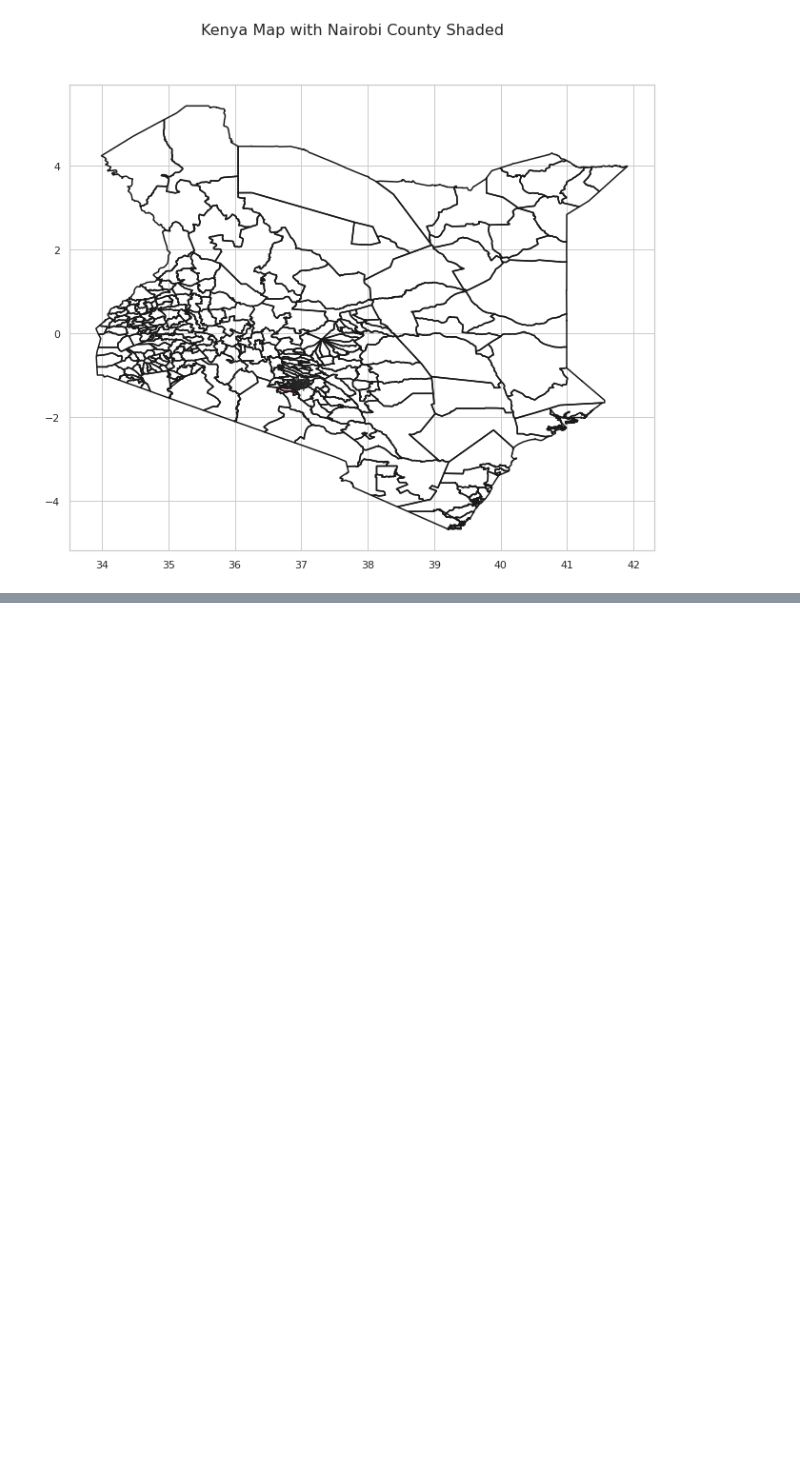
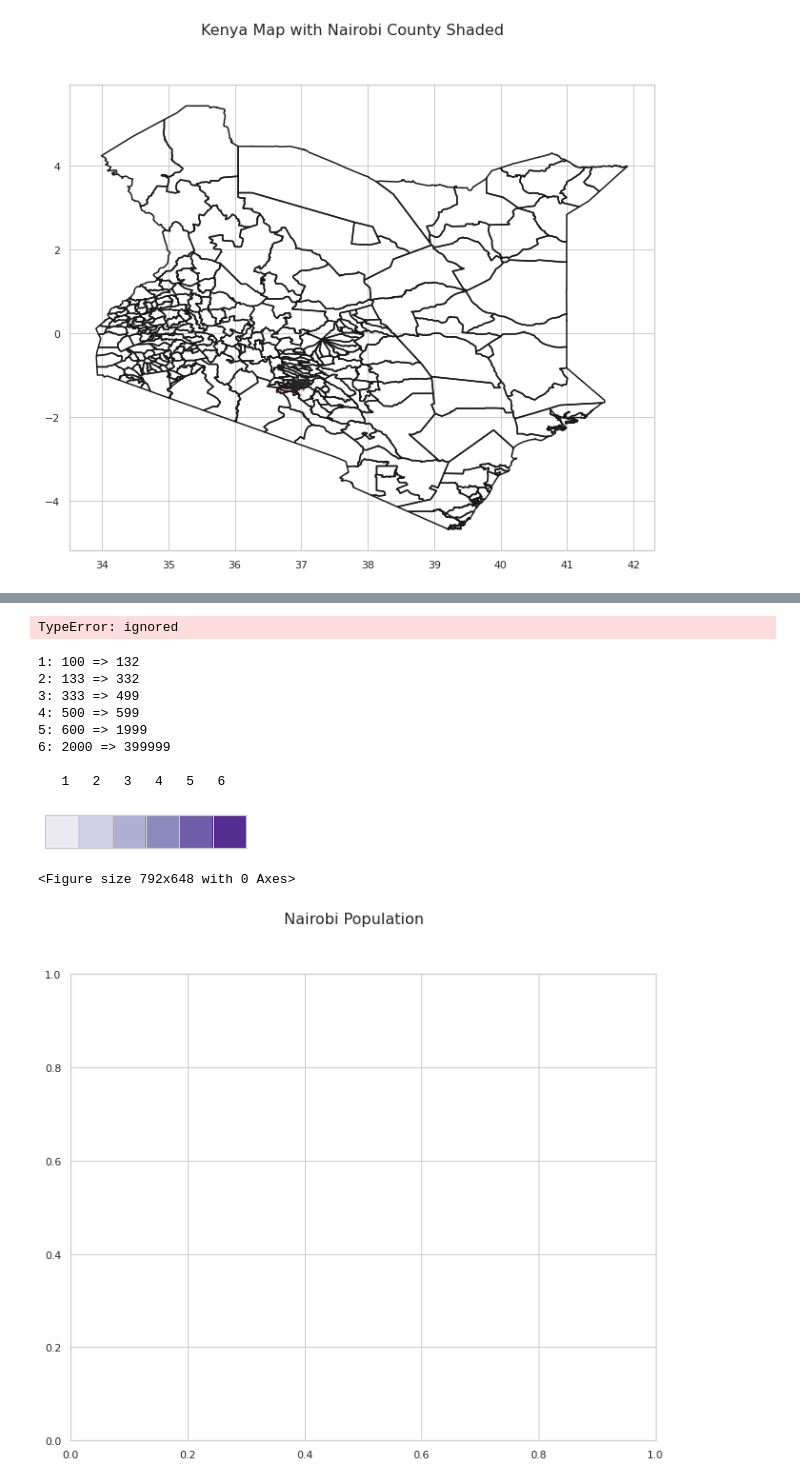
Before and after one commit to mghendi/ABW-Academy, a Jupyter notebook: Practitioners Course/Cohort1_2022/Projects/Samuel Mwamburi Mghendi/abw_data_wrangling_script.ipynb, the cells around one changed output, grey strips where cells are left out. Drawn from its saved outputs; the diff is of its cells as text; code cells hidden in the pictures; blank space fills up the shorter version.

Commit message:
Update abw_data_wrangling_script.ipynb
Adding sample data for population heat map.

```diff
--- a/Practitioners Course/Cohort1_2022/Projects/Samuel Mwamburi Mghendi/abw_data_wrangling_script.ipynb
+++ b/Practitioners Course/Cohort1_2022/Projects/Samuel Mwamburi Mghendi/abw_data_wrangling_script.ipynb
@@ -304,0 +369,53 @@ plot_map_fill_multiples_ids("Nairobi County Shaded",
+# %%
+#Plot map with lim coordinates
+def plot_map_fill_multiples_ids_tone(sf, title, subloc,
+                                     print_id, color_ton,
+                                     bins,
+                                     x_lim = None,
+                                     y_lim = None,
+                                     figsize = (11,9)):
+
+    plt.figure(figsize = figsize)
+    fig, ax = plt.subplots(figsize = figsize)
+    fig.suptitle(title, fontsize=16)
+for shape in sf.shapeRecords():
+        x = [i[0] for i in shape.shape.points[:]]
+        y = [i[1] for i in shape.shape.points[:]]
+        ax.plot(x, y, 'k')
+
+        for id in subloc:
+            shape_ex = sf.shape(id)
+            x_lon = np.zeros((len(shape_ex.points),1))
+            y_lat = np.zeros((len(shape_ex.points),1))
+            for ip in range(len(shape_ex.points)):
+                x_lon[ip] = shape_ex.points[ip][0]
+                y_lat[ip] = shape_ex.points[ip][1]
+            ax.fill(x_lon,y_lat, color_ton[subloc.index(id)])
+            if print_id != False:
+                x0 = np.mean(x_lon)
+                y0 = np.mean(y_lat)
+                plt.text(x0, y0, id, fontsize=10)
+        if (x_lim != None) & (y_lim != None):
+            plt.xlim(x_lim)
+            plt.ylim(y_lim)
+# %% [output]
+TypeError: ignored
+# %%
+# Map preview with dummy population data
+subl_id = [33, 37, 38, 39, 40, 41, 81, 89, 98, 108, 144, 157, 171, 231]
+data = [100, 2000, 300, 400000, 500, 600, 100, 2000, 300, 400, 500, 600, 100, 2000]
+print_id = True # The shape id will be printed
+color_pallete = 1 # 'Purples'
+plot_subloc_data(sf, 'Nairobi Population', subl_id, data, color_pallete, print_id)
+# %% [output]
+1: 100 => 132
+2: 133 => 332
+3: 333 => 499
+4: 500 => 599
+5: 600 => 1999
+6: 2000 => 399999
+
+   1   2   3   4   5   6
+[figure, added]
+<Figure size 792x648 with 0 Axes>
+[figure, added]
```
Also changed, not shown: parts of 7 cells of this notebook.
